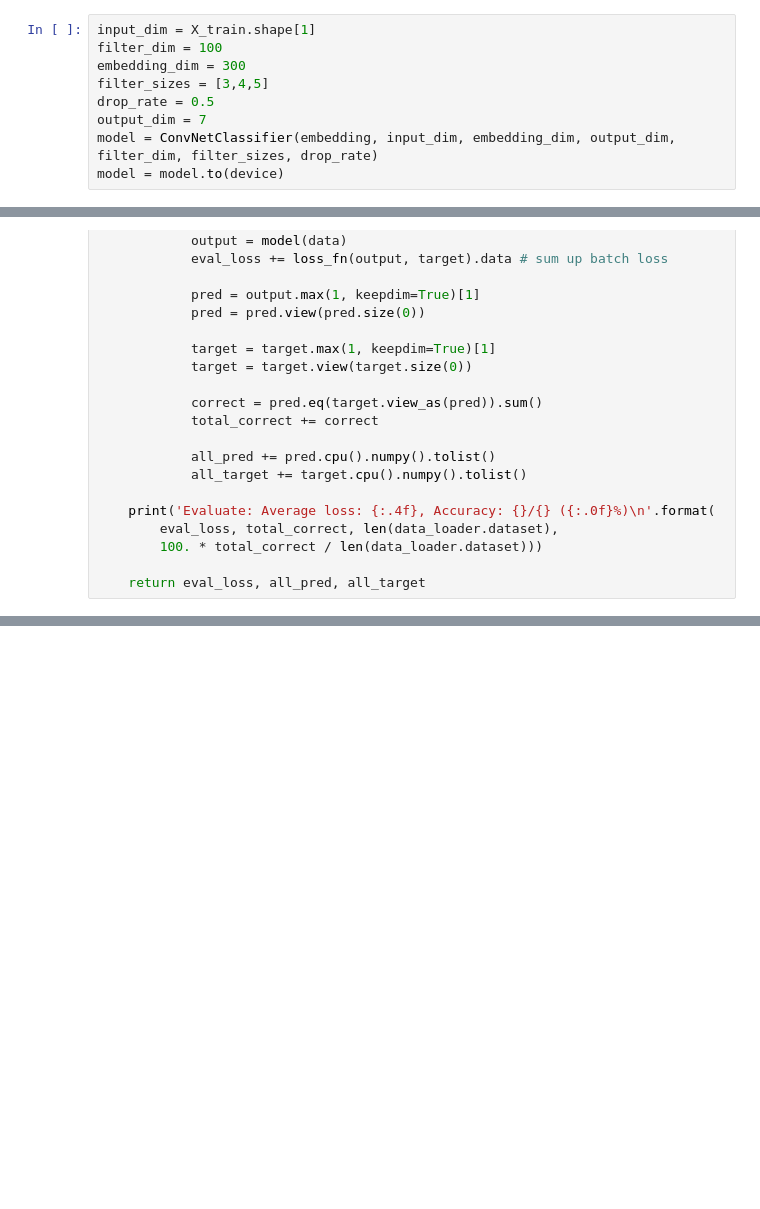
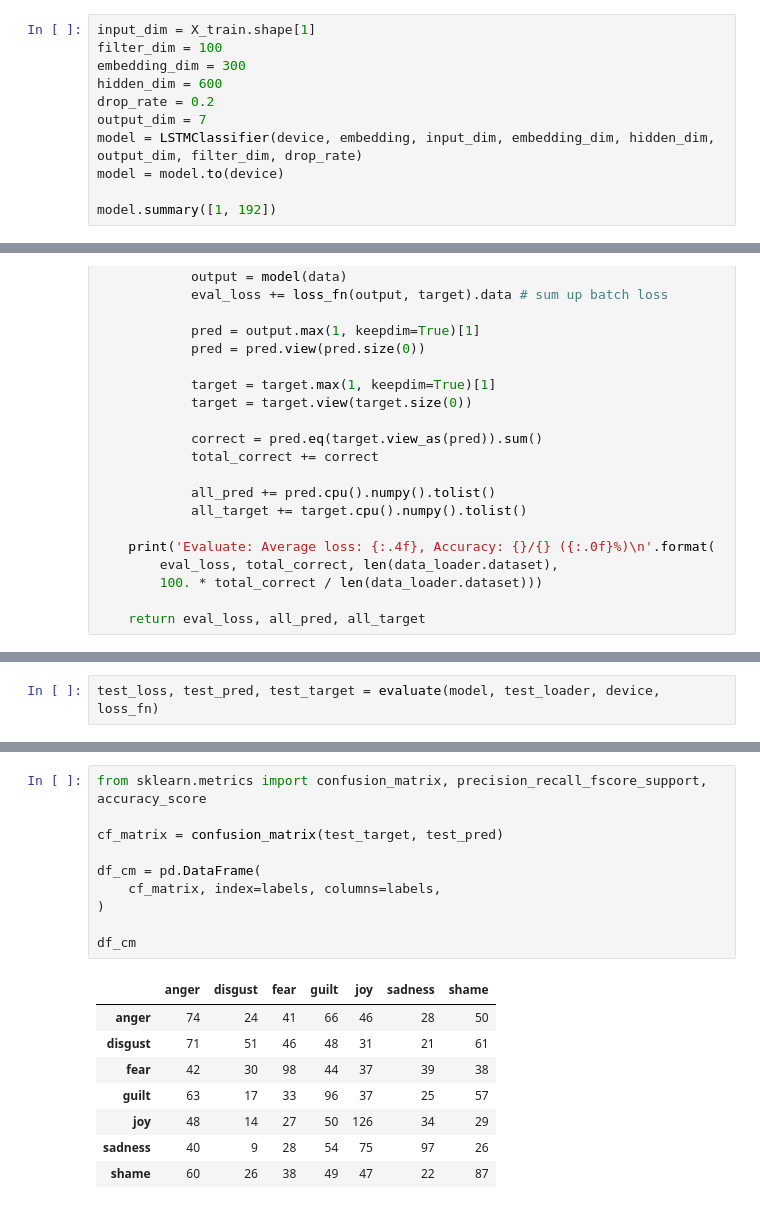
Before and after one commit to nakamura41/emotion_detection_notebooks, a Jupyter notebook: ISEAR_Emotion_Analysis_Bidirectional_LSTM_Word2Vec-GoogleNews_PyTorch.ipynb, the cells around one changed output, grey strips where cells are left out. Drawn from its saved outputs; the diff is of its cells as text; blank space fills up the shorter version.

Commit message:
Finalize ConvNet and Bidirectional LSTM for ISEAR using PyTorch

```diff
--- a/ISEAR_Emotion_Analysis_Bidirectional_LSTM_Word2Vec-GoogleNews_PyTorch.ipynb
+++ b/ISEAR_Emotion_Analysis_Bidirectional_LSTM_Word2Vec-GoogleNews_PyTorch.ipynb
@@ -309,8 +297,10 @@ class ConvNetClassifier(nn.Module):
 input_dim = X_train.shape[1]
 filter_dim = 100
 embedding_dim = 300
-filter_sizes = [3,4,5]
-drop_rate = 0.5
+hidden_dim = 600
+drop_rate = 0.2
 output_dim = 7
-model = ConvNetClassifier(embedding, input_dim, embedding_dim, output_dim, filter_dim, filter_sizes, drop_rate)
+model = LSTMClassifier(device, embedding, input_dim, embedding_dim, hidden_dim, output_dim, filter_dim, drop_rate)
 model = model.to(device)
+
+model.summary([1, 192])
@@ -439,0 +460,2 @@ plt.show()
+# %%
+test_loss, test_pred, test_target = evaluate(model, test_loader, device, loss_fn)
@@ -439,0 +464,19 @@ plt.show()
+# %%
+from sklearn.metrics import confusion_matrix, precision_recall_fscore_support, accuracy_score
+
+cf_matrix = confusion_matrix(test_target, test_pred)
+
+df_cm = pd.DataFrame(
+    cf_matrix, index=labels, columns=labels,
+)
+
+df_cm
+# %% [output]
+|  | anger | disgust | fear | guilt | joy | sadness | shame |
+| anger | 74 | 24 | 41 | 66 | 46 | 28 | 50 |
+| disgust | 71 | 51 | 46 | 48 | 31 | 21 | 61 |
+| fear | 42 | 30 | 98 | 44 | 37 | 39 | 38 |
+| guilt | 63 | 17 | 33 | 96 | 37 | 25 | 57 |
+| joy | 48 | 14 | 27 | 50 | 126 | 34 | 29 |
+| sadness | 40 | 9 | 28 | 54 | 75 | 97 | 26 |
+| shame | 60 | 26 | 38 | 49 | 47 | 22 | 87 |
```
Also changed, not shown: parts of 14 cells of this notebook.
